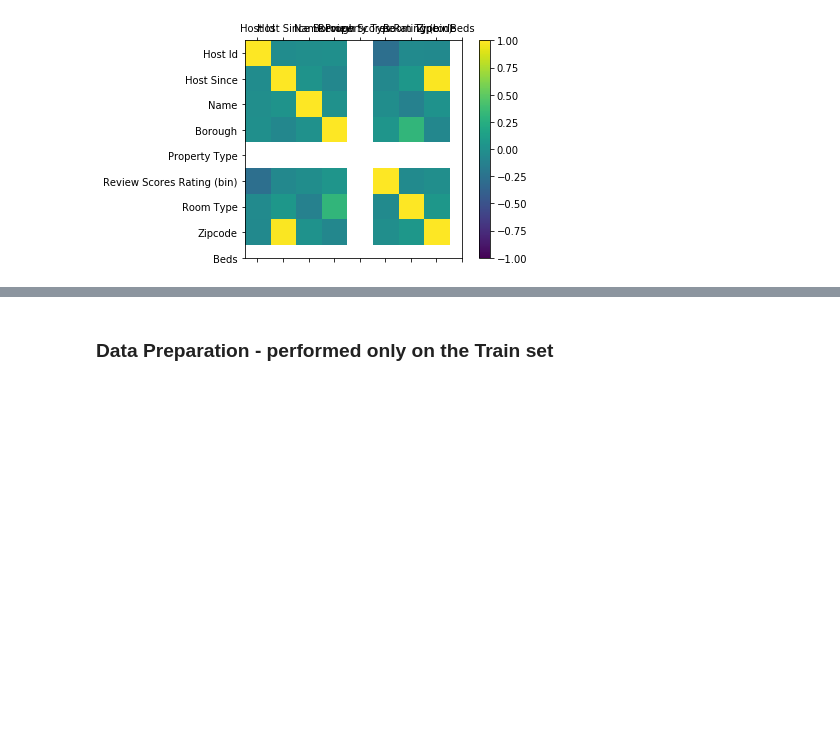
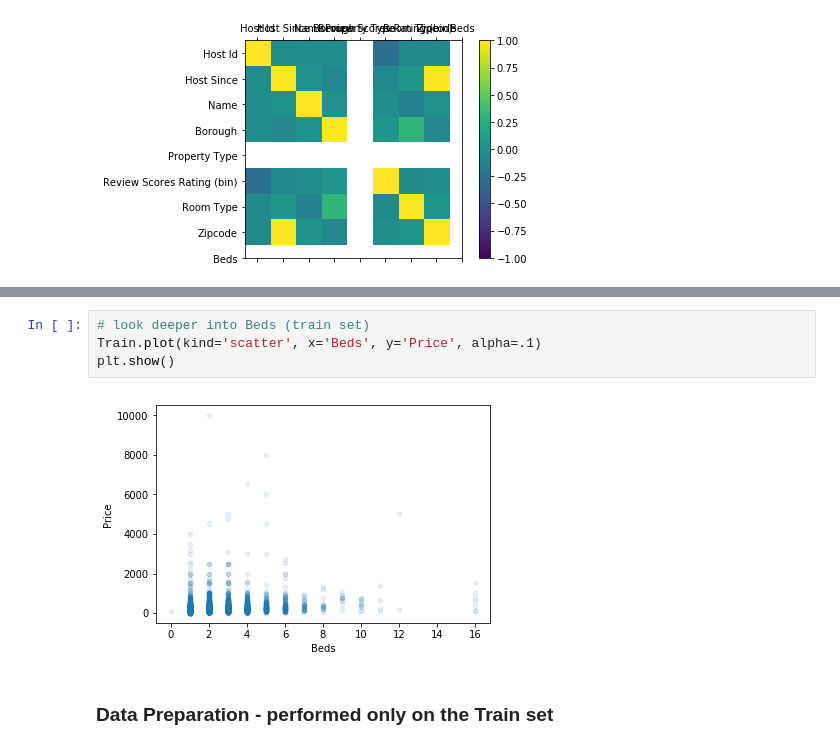
Before and after one commit to fhuadeen/TOW-Airbnb-DM, a Jupyter notebook: TOW Airbnb Data.ipynb, the cells around one changed output, grey strips where cells are left out. Cells and saved outputs as stored; diff of their text form; blank space fills up the shorter version.

```diff
--- a/TOW Airbnb Data.ipynb
+++ b/TOW Airbnb Data.ipynb
@@ -207,3 +231,9 @@ plt.show()
+# %%
+# look deeper into Beds (train set)
+Train.plot(kind='scatter', x='Beds', y='Price', alpha=.1)
+plt.show()
+# %% [output]
+[figure, added]
 # %% [markdown]
 ### Data Preparation - performed only on the Train set
 # %%
```
Also changed, not shown: parts of 15 cells of this notebook.
